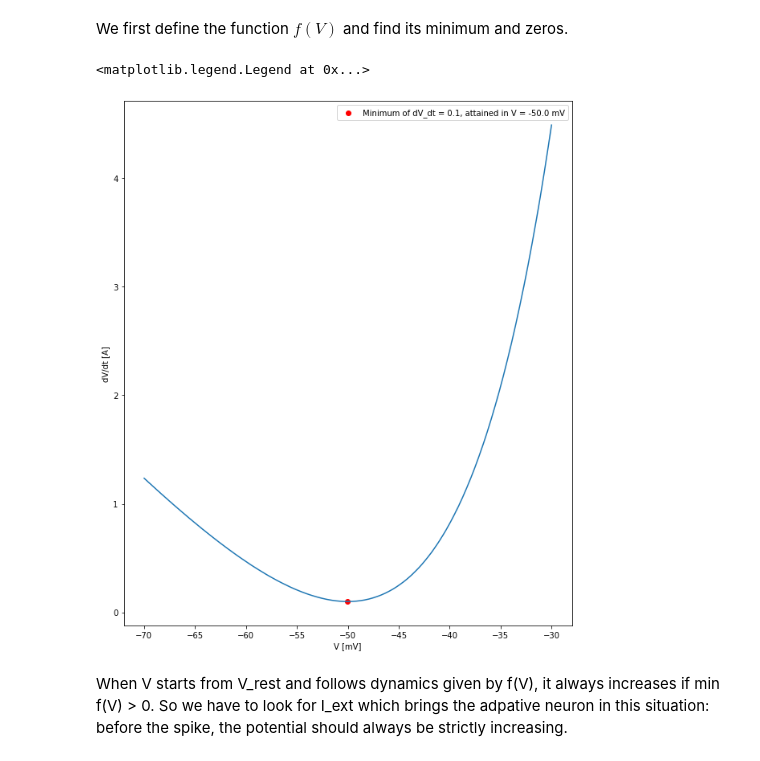
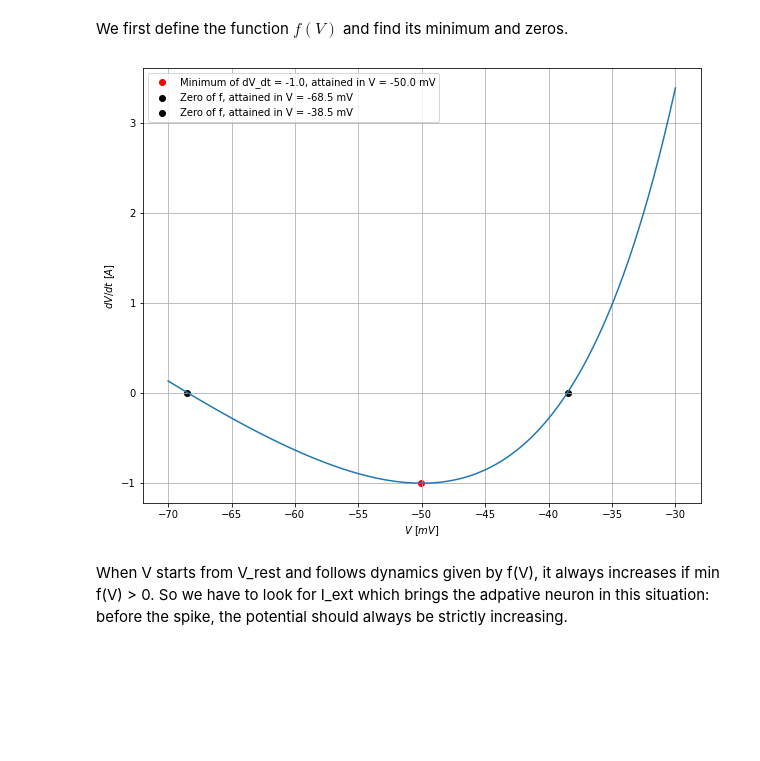
Before and after one commit to Thomas-debug-creator/SingleNeuron-HH2AdEx, a Jupyter notebook: cleaned_notebook.ipynb, the cells around one changed output. Saved outputs shown, nothing was run; the diff lists cells and outputs as text; code cells hidden in the pictures; blank space fills up the shorter version.

```diff
--- a/cleaned_notebook.ipynb
+++ b/cleaned_notebook.ipynb
@@ -707,37 +768,38 @@ We first define the function $f(V)$ and find its minimum and zeros.
 # %%
 def f(V, delta_T, theta_rh, I_ext):
     gl = 0.1 * b2.msiemens
     El = -70 * b2.mV
 
     return -gl * (V - El) + gl * delta_T * np.exp((V - theta_rh) / delta_T) + I_ext
 
 V = np.linspace(-70,-30,400) * b2.mV
 
-I_ext = 1.1 * b2.uA
+I_ext = 0 * b2.uA
 f_V = f(V, 10 * b2.mV, -50 * b2.mV, I_ext) * 10 ** 6
 
 # Find minimum of f
 idx = np.argmin(f_V)
 min_f = np.round(f_V[idx],2)
 min_V = np.round(V[idx],2)  / b2.mV
 
 # Find zeros of V
 tolerance_zero = 0.01
 idx_zeros = np.argwhere(np.abs(f_V) / b2.amp < tolerance_zero)
 
+plt.figure(figsize=(10,8))
 plt.plot(V / b2.mV, f_V)
 plt.scatter(V[idx] / b2.mV, f_V[idx], color = 'r', label = f'Minimum of dV_dt = {min_f}, attained in V = {min_V} mV')
 if idx_zeros.shape[0] != 0:
     zero_1 = np.round(V[idx_zeros[0]][0] / b2.mV,1)
     zero_2 = np.round(V[idx_zeros[-1]][0] / b2.mV,1)
     plt.scatter(zero_1 , 0 , color = 'k', label = f'Zero of f, attained in V = {zero_1} mV')
     plt.scatter(zero_2 , 0 , color = 'k', label = f'Zero of f, attained in V = {zero_2} mV')
-plt.xlabel('V [mV]')
-plt.ylabel('dV/dt [A]')
+plt.xlabel('$V\ [mV]$')
+plt.ylabel('$dV/dt\ [A]$')
 plt.legend()
+plt.grid()
 # %% [output]
-<matplotlib.legend.Legend at 0x...>
-[figure, old version]
+[figure, new version]
 # %% [markdown]
 When V starts from V_rest and follows dynamics given by f(V), it always increases if min f(V) > 0. So we have to look for I_ext which brings the adpative neuron in this situation: before the spike, the potential should always be strictly increasing.
 # %%
```
Also changed, not shown: parts of 18 cells of this notebook, 16 other files.
